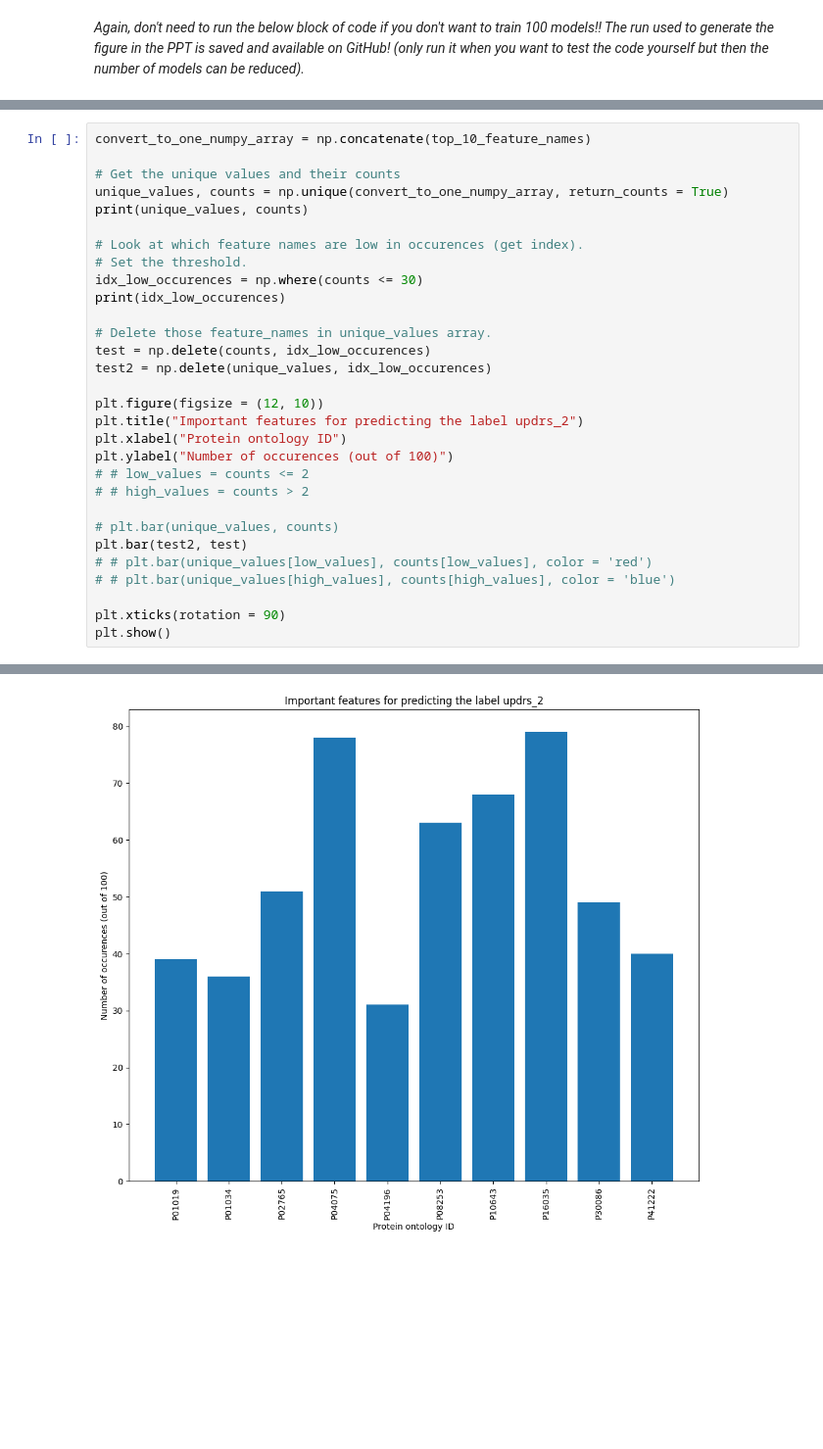
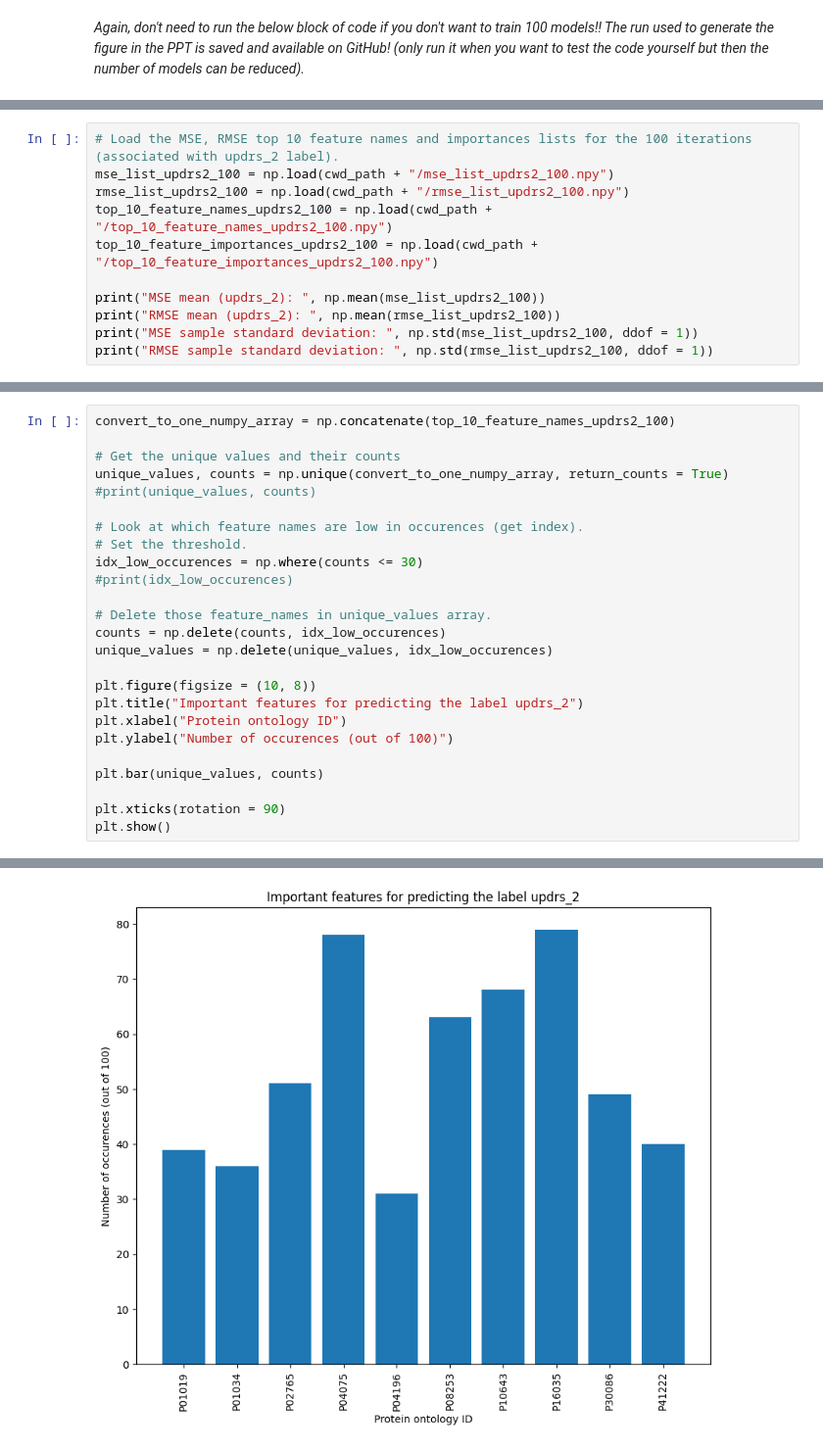
Before and after one commit to CheYeeNg/MSB1015_scientific_programming, a Jupyter notebook: prediction_of_Parkinsons_disease_related_proteins.ipynb, the cells around one changed output, grey strips where cells are left out. Shown at 98% size. Drawn from its saved outputs; the diff is of its cells as text; blank space fills up the shorter version.

```diff
--- a/prediction_of_Parkinsons_disease_related_proteins.ipynb
+++ b/prediction_of_Parkinsons_disease_related_proteins.ipynb
@@ -1115,0 +1093,11 @@ print(np.mean(mse_list))
+# %%
+# Load the MSE, RMSE top 10 feature names and importances lists for the 100 iterations (associated with updrs_2 label).
+mse_list_updrs2_100 = np.load(cwd_path + "/mse_list_updrs2_100.npy")
+rmse_list_updrs2_100 = np.load(cwd_path + "/rmse_list_updrs2_100.npy")
+top_10_feature_names_updrs2_100 = np.load(cwd_path + "/top_10_feature_names_updrs2_100.npy")
+top_10_feature_importances_updrs2_100 = np.load(cwd_path + "/top_10_feature_importances_updrs2_100.npy")
+
+print("MSE mean (updrs_2): ", np.mean(mse_list_updrs2_100))
+print("RMSE mean (updrs_2): ", np.mean(rmse_list_updrs2_100))
+print("MSE sample standard deviation: ", np.std(mse_list_updrs2_100, ddof = 1))
+print("RMSE sample standard deviation: ", np.std(rmse_list_updrs2_100, ddof = 1))
@@ -1116,30 +1109,25 @@ print(np.mean(mse_list))
 # %%
-convert_to_one_numpy_array = np.concatenate(top_10_feature_names)
+convert_to_one_numpy_array = np.concatenate(top_10_feature_names_updrs2_100)
 
 # Get the unique values and their counts
 unique_values, counts = np.unique(convert_to_one_numpy_array, return_counts = True)
-print(unique_values, counts)
+#print(unique_values, counts)
 
 # Look at which feature names are low in occurences (get index).
 # Set the threshold.
 idx_low_occurences = np.where(counts <= 30)
-print(idx_low_occurences)
+#print(idx_low_occurences)
 
 # Delete those feature_names in unique_values array.
-test = np.delete(counts, idx_low_occurences)
-test2 = np.delete(unique_values, idx_low_occurences)
+counts = np.delete(counts, idx_low_occurences)
+unique_values = np.delete(unique_values, idx_low_occurences)
 
-plt.figure(figsize = (12, 10))
+plt.figure(figsize = (10, 8))
 plt.title("Important features for predicting the label updrs_2")
 plt.xlabel("Protein ontology ID")
 plt.ylabel("Number of occurences (out of 100)")
-# # low_values = counts <= 2
-# # high_values = counts > 2
 
-# plt.bar(unique_values, counts)
-plt.bar(test2, test)
-# # plt.bar(unique_values[low_values], counts[low_values], color = 'red')
-# # plt.bar(unique_values[high_values], counts[high_values], color = 'blue')
+plt.bar(unique_values, counts)
 
 plt.xticks(rotation = 90)
 plt.show()
@@ -1166 +1135 @@ plt.show()
-[figure, old version]
+[figure, new version]
```
Also changed, not shown: parts of 13 cells of this notebook.
